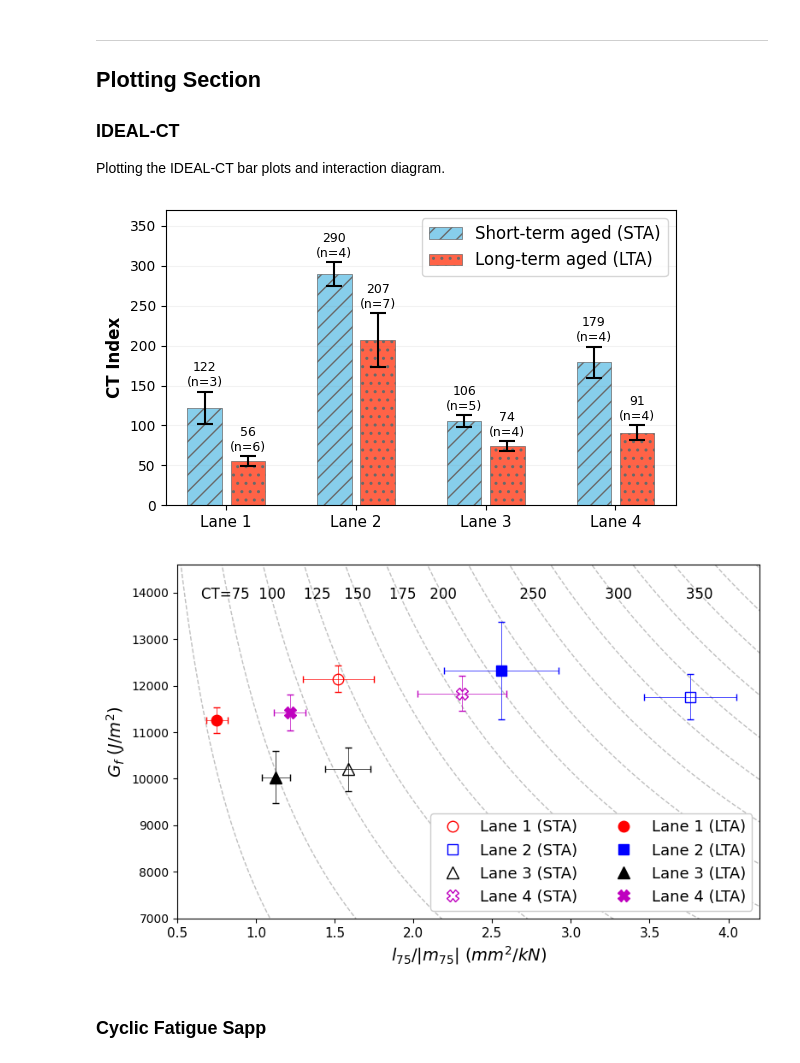
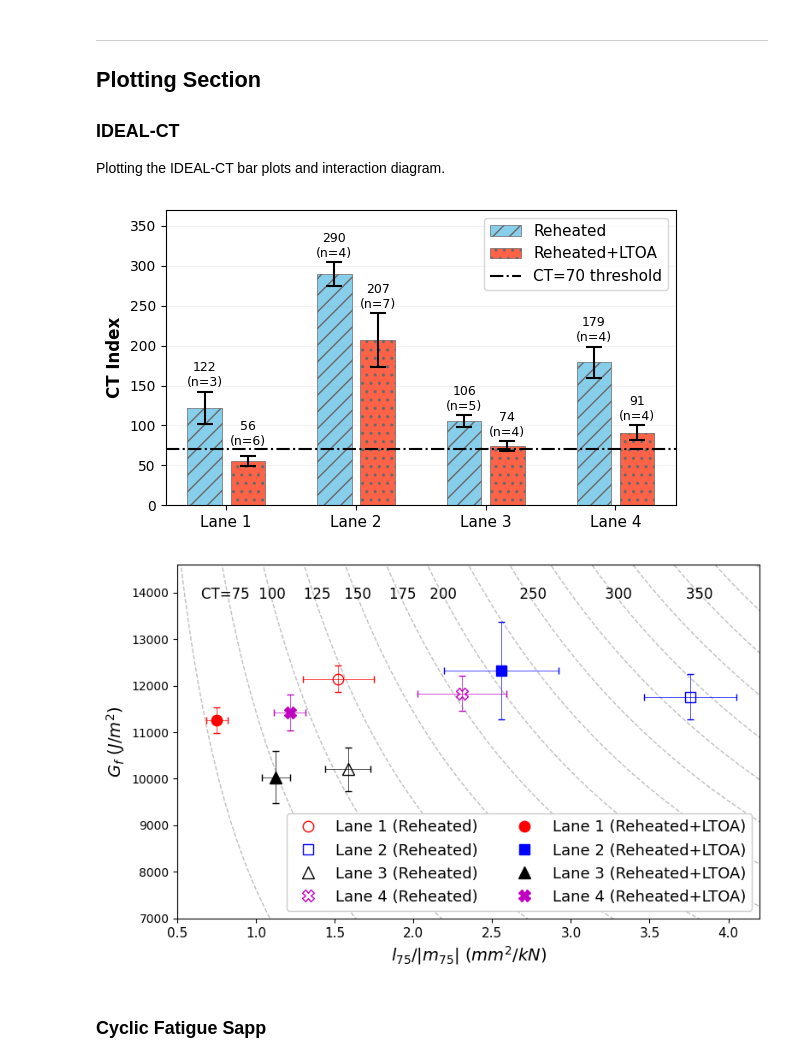
Before and after one commit to TFHRC-ABML/Pub_TRB_PolymerModified_PTF, a Jupyter notebook: Task02_Mixture_Level.ipynb, the cells around one changed output. Drawn from its saved outputs; the diff is of its cells as text; code cells hidden in the pictures.

```diff
--- a/Task02_Mixture_Level.ipynb
+++ b/Task02_Mixture_Level.ipynb
@@ -350,11 +350,13 @@ LTOA_CT_std = [data[(data['Lane'] == ln) & (data['Lab_Aging'] == 'LTOA')]['CT_st
 LTOA_CT_num = [data[(data['Lane'] == ln) & (data['Lab_Aging'] == 'LTOA')]['CT_num'].tolist()[0] for ln in range(1, 5)]
 fig, ax = plt.subplots(1, 1, figsize=(6, 3.5))
 ax.bar([1, 4, 7, 10], height=STOA_CT_avg, yerr=STOA_CT_std, width=0.8,
-       edgecolor='dimgray', lw=0.5, color='skyblue', hatch='//', label='Short-term aged (STA)',
+       edgecolor='dimgray', lw=0.5, color='skyblue', hatch='//', label='Reheated',
        error_kw={'capsize': 6, 'capthick': 1.5, 'elinewidth': 1.5, 'ecolor': 'black'})
 ax.bar([2, 5, 8, 11], height=LTOA_CT_avg, yerr=LTOA_CT_std, width=0.8,
-       edgecolor='dimgray', lw=0.5, color='tomato', hatch='..', label='Long-term aged (LTA)',
+       edgecolor='dimgray', lw=0.5, color='tomato', hatch='..', label='Reheated+LTOA',
        error_kw={'capsize': 6, 'capthick': 1.5, 'elinewidth': 1.5, 'ecolor': 'black'})
+# Plotting the threshold.
+ax.axhline(y=70, color='k', ls='-.', lw=1.5, label='CT=70 threshold')
 ax.set_ylim([0, 370])
 ax.set_xticks([1.5, 4.5, 7.5, 10.5])
 ax.set_xticklabels(['Lane 1', 'Lane 2', 'Lane 3', 'Lane 4'], fontsize=11, color='k', rotation=0)
@@ -362,18 +364,21 @@ ax.set_ylabel('CT Index', fontsize=12, fontweight='bold', color='k')
 for i in range(4):
     ax.text([1, 4, 7, 10][i], STOA_CT_avg[i] + STOA_CT_std[i] + 3, f"{STOA_CT_avg[i]:.0f}\n(n={STOA_CT_num[i]})",
             ha='center', va='bottom', fontsize=9)
-    ax.text([2, 5, 8, 11][i], LTOA_CT_avg[i] + LTOA_CT_std[i] + 3, f"{LTOA_CT_avg[i]:.0f}\n(n={LTOA_CT_num[i]})",
+    offset = 3 if i != 0 else 10
+    ax.text([2, 5, 8, 11][i], LTOA_CT_avg[i] + LTOA_CT_std[i] + offset, f"{LTOA_CT_avg[i]:.0f}\n(n={LTOA_CT_num[i]})",
             ha='center', va='bottom', fontsize=9)
 ax.set_xlim([0.1, 11.9])
 ax.grid(axis='y', color='gray', alpha=0.1)
-ax.legend(fontsize=12, ncol=1, loc='upper right')
+hnd, lbl = ax.get_legend_handles_labels()
+ax.legend(handles=[hnd[i] for i in [1, 2, 0]], labels=[lbl[i] for i in [1, 2, 0]],
+          fontsize=11, ncol=1, loc='upper right')
 fig.tight_layout()
 if PLOT:
     fig.savefig(os.path.join(OutputDir, f'IDEALCT_CTIndex.png'), format='png', dpi=800)
     fig.savefig(os.path.join(OutputDir, f'IDEALCT_CTIndex.pdf'), format='pdf')
     fig.savefig(os.path.join(OutputDir, f'IDEALCT_CTIndex.svg'), format='svg')
 # %% [output]
-[figure, old version]
+[figure, new version]
 # %%
 STOA_Gf_avg = [data[(data['Lane'] == ln) & (data['Lab_Aging'] == 'STOA')]['Gf_avg'].tolist()[0] for ln in range(1, 5)]
 STOA_Gf_std = [data[(data['Lane'] == ln) & (data['Lab_Aging'] == 'STOA')]['Gf_std'].tolist()[0] for ln in range(1, 5)]
@@ -392,66 +397,66 @@ for CT in [50, 75, 100, 125, 150, 175, 200, 225, 250, 275, 300, 325, 350, 375, 4
     Gf = CT / LM * Diameter
     ax.plot(LM, Gf, ls='--', lw=1, color='gray', alpha=0.5)
 # ----------------------------------------------------------------------------------------------------------------------
-# Plot the points: Lane 1 (STA).
+# Plot the points: Lane 1 (Reheated).
 ax.plot(STOA_lm_avg[0], STOA_Gf_avg[0],
-        ls='', marker='o', ms=9, color='r', markerfacecolor='none', label='Lane 1 (STA)')
+        ls='', marker='o', ms=9, color='r', markerfacecolor='none', label='Lane 1 (Reheated)')
 ax.errorbar(STOA_lm_avg[0], STOA_Gf_avg[0], xerr=STOA_lm_std[0], yerr=STOA_Gf_std[0],
             fmt='', ecolor='r', capsize=3, markersize=6, color='r', lw=0.5)
-# Plot the points: Lane 2 (STA).
+# Plot the points: Lane 2 (Reheated).
 ax.plot(STOA_lm_avg[1], STOA_Gf_avg[1],
-        ls='', marker='s', ms=9, color='b', markerfacecolor='none', label='Lane 2 (STA)')
+        ls='', marker='s', ms=9, color='b', markerfacecolor='none', label='Lane 2 (Reheated)')
 ax.errorbar(STOA_lm_avg[1], STOA_Gf_avg[1], xerr=STOA_lm_std[1], yerr=STOA_Gf_std[1],
             fmt='', ecolor='b', capsize=3, markersize=6, color='b', lw=0.5)
-# Plot the points: Lane 3 (STA).
+# Plot the points: Lane 3 (Reheated).
 ax.plot(STOA_lm_avg[2], STOA_Gf_avg[2],
-        ls='', marker='^', ms=10, color='k', markerfacecolor='none', label='Lane 3 (STA)')
+        ls='', marker='^', ms=10, color='k', markerfacecolor='none', label='Lane 3 (Reheated)')
 ax.errorbar(STOA_lm_avg[2], STOA_Gf_avg[2], xerr=STOA_lm_std[2], yerr=STOA_Gf_std[2],
             fmt='', ecolor='k', capsize=3, markersize=6, color='k', lw=0.5)
-# Plot the points: Lane 3 (STA).
+# Plot the points: Lane 3 (Reheated).
 ax.plot(STOA_lm_avg[3], STOA_Gf_avg[3],
-        ls='', marker='X', ms=10, color='m', markerfacecolor='none', label='Lane 4 (STA)')
+        ls='', marker='X', ms=10, color='m', markerfacecolor='none', label='Lane 4 (Reheated)')
 ax.errorbar(STOA_lm_avg[3], STOA_Gf_avg[3], xerr=STOA_lm_std[3], yerr=STOA_Gf_std[3],
             fmt='', ecolor='m', capsize=3, markersize=6, color='m', lw=0.5)
 # ----------------------------------------------------------------------------------------------------------------------
-# Plot the points: Lane 1 (LTA).
+# Plot the points: Lane 1 (Reheated+LTOA).
 ax.plot(LTOA_lm_avg[0], LTOA_Gf_avg[0],
-        ls='', marker='o', ms=9, color='r', markerfacecolor='r', label='Lane 1 (LTA)')
+        ls='', marker='o', ms=9, color='r', markerfacecolor='r', label='Lane 1 (Reheated+LTOA)')
 ax.errorbar(LTOA_lm_avg[0], LTOA_Gf_avg[0], xerr=LTOA_lm_std[0], yerr=LTOA_Gf_std[0],
             fmt='', ecolor='r', capsize=3, markersize=6, color='r', lw=0.5)
-# Plot the points: Lane 2 (LTA).
+# Plot the points: Lane 2 (Reheated+LTOA).
 ax.plot(LTOA_lm_avg[1], LTOA_Gf_avg[1],
-        ls='', marker='s', ms=9, color='b', markerfacecolor='b', label='Lane 2 (LTA)')
+        ls='', marker='s', ms=9, color='b', markerfacecolor='b', label='Lane 2 (Reheated+LTOA)')
 ax.errorbar(LTOA_lm_avg[1], LTOA_Gf_avg[1], xerr=LTOA_lm_std[1], yerr=LTOA_Gf_std[1],
             fmt='', ecolor='b', capsize=3, markersize=6, color='b', lw=0.5)
-# Plot the points: Lane 3 (LTA).
+# Plot the points: Lane 3 (Reheated+LTOA).
 ax.plot(LTOA_lm_avg[2], LTOA_Gf_avg[2],
-        ls='', marker='^', ms=10, color='k', markerfacecolor='k', label='Lane 3 (LTA)')
+        ls='', marker='^', ms=10, color='k', markerfacecolor='k', label='Lane 3 (Reheated+LTOA)')
 ax.errorbar(LTOA_lm_avg[2], LTOA_Gf_avg[2], xerr=LTOA_lm_std[2], yerr=LTOA_Gf_std[2],
             fmt='', ecolor='k', capsize=3, markersize=6, color='k', lw=0.5)
-# Plot the points: Lane 4 (LTA).
+# Plot the points: Lane 4 (Reheated+LTOA).
 ax.plot(LTOA_lm_avg[3], LTOA_Gf_avg[3],
-        ls='', marker='X', ms=10, color='m', markerfacecolor='m', label='Lane 4 (LTA)')
+        ls='', marker='X', ms=10, color='m', markerfacecolor='m', label='Lane 4 (Reheated+LTOA)')
 ax.errorbar(LTOA_lm_avg[3], LTOA_Gf_avg[3], xerr=LTOA_lm_std[3], yerr=LTOA_Gf_std[3],
             fmt='', ecolor='m', capsize=3, markersize=6, color='m', lw=0.5)
 # # ----------------------------------------------------------------------------------------------------------------------
 ax.set_xticks([0.5 + 0.5 * i for i in range(14)])
 ax.set_xticklabels(ax.get_xticklabels(), fontsize=11)
 ax.set_xlim([0.5, 4.2])
 ax.set_ylim([7000, 14600])
 ax.set_xlabel('$l_{75}$/|$m_{75}$| ($mm^2$/$kN$)', fontsize=14)
 ax.set_ylabel('$G_f$ ($J$/$m^2$)', fontsize=14)
 ax.set_yticks([i for i in range(7000, 15000, 1000)])
 ax.set_yticklabels([f'{i}' for i in range(7000, 15000, 1000)])
 ax.legend(loc='lower right', fontsize=13, ncol=2, framealpha=1.0)
 ax.text(0.65, 13800, 'CT=75  100    125   150    175   200              250             300            350',
         ha='left', va='bottom', fontsize=12, color='k')
 fig.tight_layout()
 if PLOT:
     fig.savefig(os.path.join(OutputDir, f'IDEALCT_Interaction.png'), format='png', dpi=800)
     fig.savefig(os.path.join(OutputDir, f'IDEALCT_Interaction.pdf'), format='pdf')
     fig.savefig(os.path.join(OutputDir, f'IDEALCT_Interaction.svg'), format='svg')
 # %% [output]
-[figure, old version]
+[figure, new version]
 # %% [markdown]
 ### Cyclic Fatigue Sapp
 # %%
```
Also changed, not shown: parts of 4 cells of this notebook, 1 other file.
